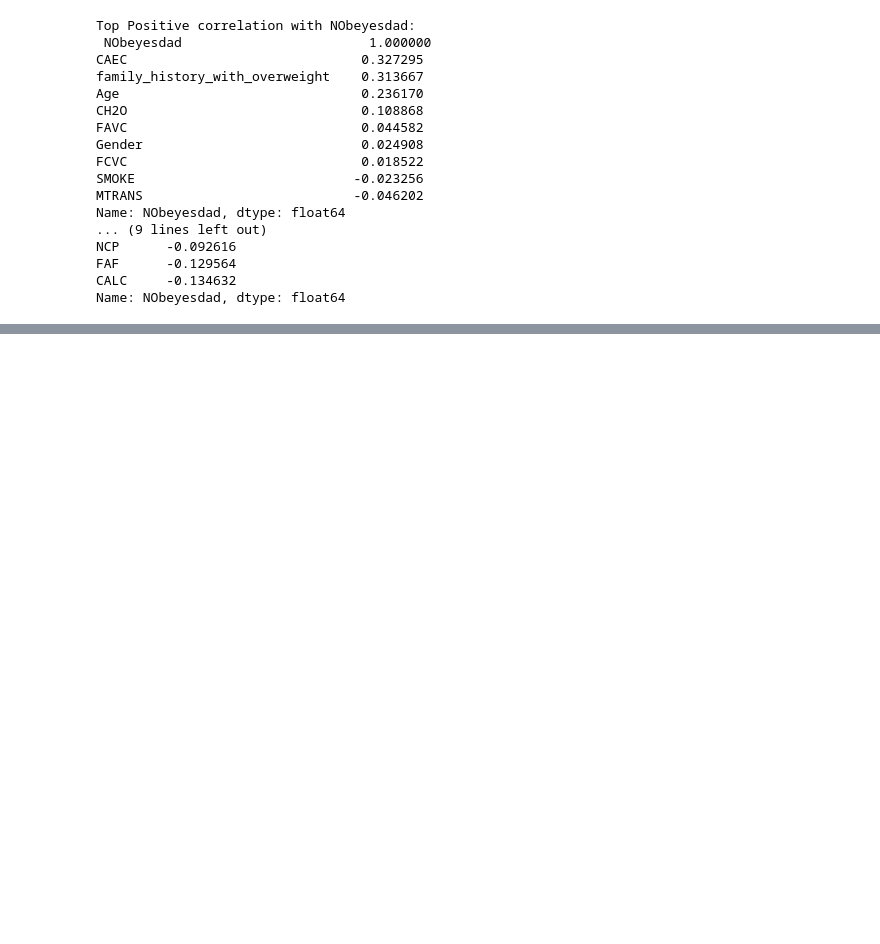
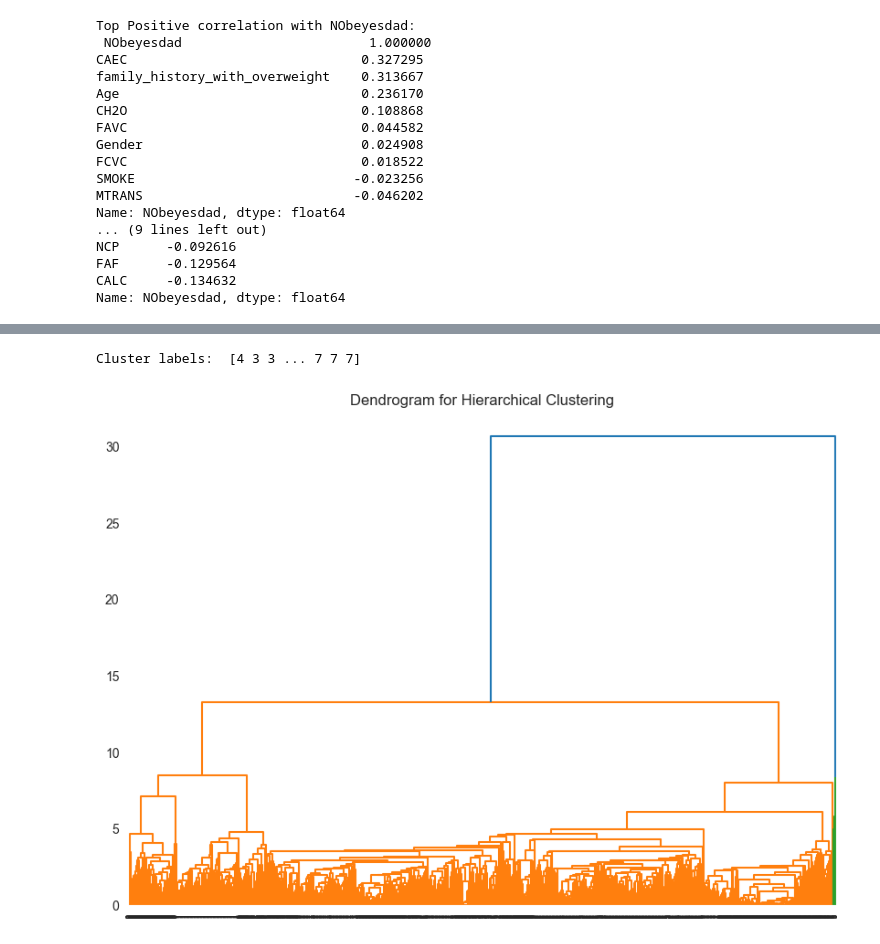
Before and after one commit to ElaIstriceSagace/ObesityDataAnalysis, a Jupyter notebook: Analysis/ObesityDataAnalysis.ipynb, the cells around one changed output, grey strips where cells are left out. Cells and saved outputs as stored; diff of their text form; code cells hidden in the pictures; blank space fills up the shorter version.

```diff
--- a/Analysis/ObesityDataAnalysis.ipynb
+++ b/Analysis/ObesityDataAnalysis.ipynb
@@ -311,0 +329,17 @@ for i in range(2,10):
+# %%
+from scipy.cluster.hierarchy import dendrogram, linkage
+from sklearn.cluster import AgglomerativeClustering
+
+agg = AgglomerativeClustering(n_clusters=10)
+agg_cluster_labels = agg.fit_predict(unlabelled)
+print("Cluster labels: ", agg_cluster_labels)
+
+linkage = linkage(unlabelled, method='average')
+
+plt.figure(figsize=(10, 7))
+dendrogram(linkage, labels=agg_cluster_labels, orientation='top', distance_sort='descending')
+plt.title("Dendrogram for Hierarchical Clustering")
+plt.show()
+# %% [output]
+Cluster labels:  [4 3 3 ... 7 7 7]
+[figure, added]
```
Also changed, not shown: parts of 6 cells of this notebook.
